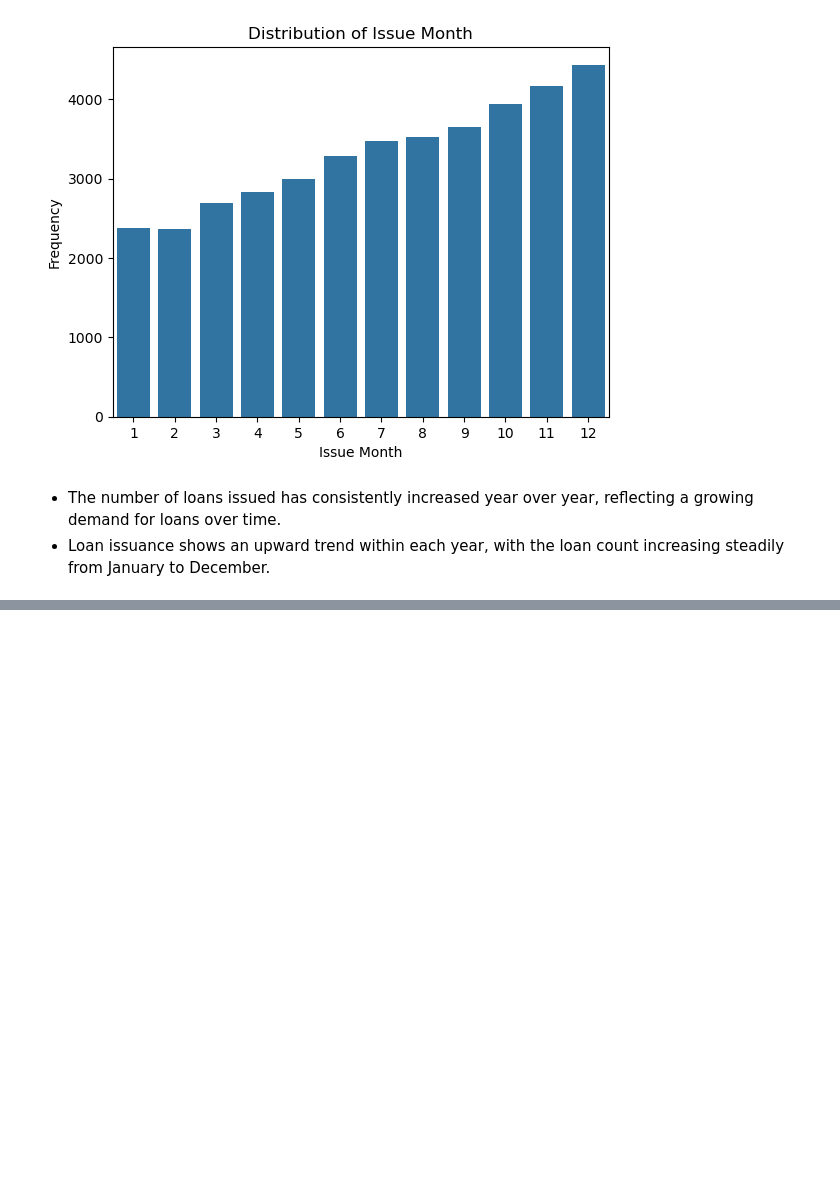
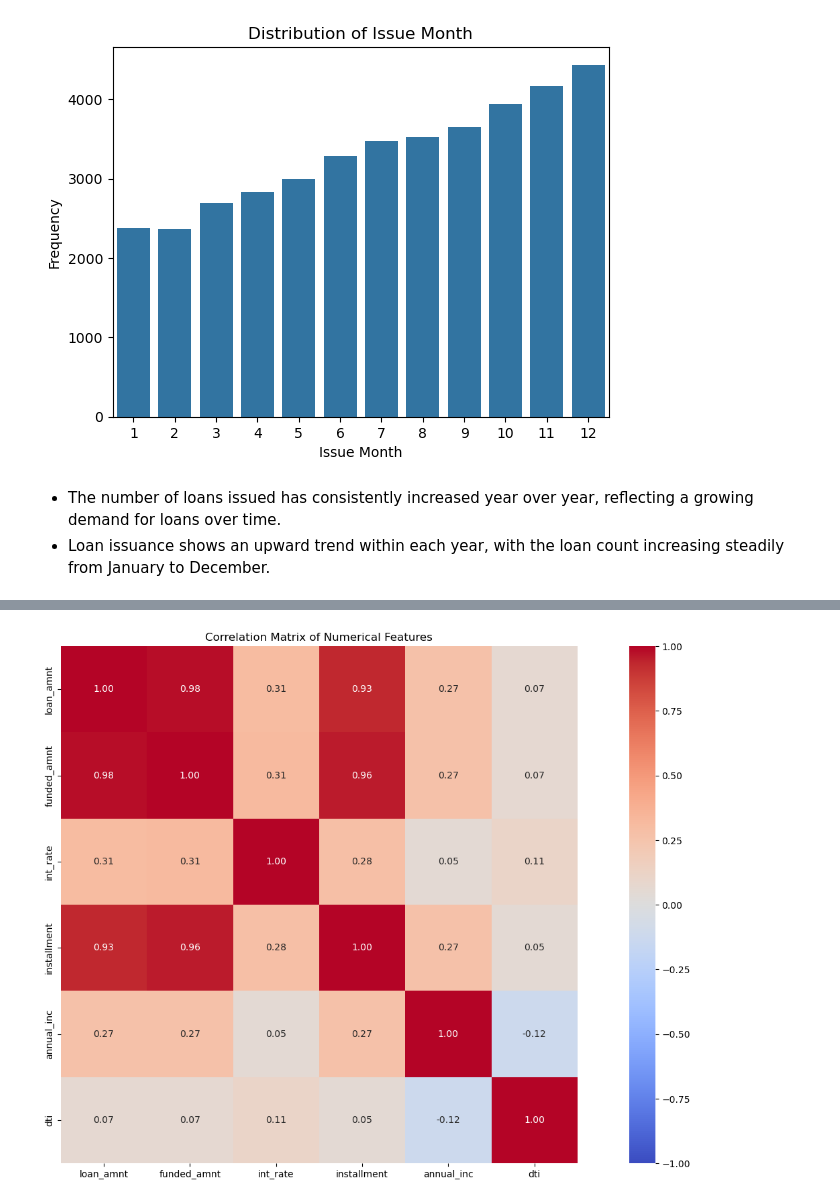
Before and after one commit to gauravkumarsahoo/lending-club-case-study, a Jupyter notebook: lending_club_case_study.ipynb, the cells around one changed output, grey strips where cells are left out. Cells and saved outputs as stored; diff of their text form; code cells hidden in the pictures; blank space fills up the shorter version.

```diff
--- a/lending_club_case_study.ipynb
+++ b/lending_club_case_study.ipynb
@@ -475,0 +336,27 @@ plt.show()
+# %%
+# List of numerical features
+numerical_features = ['loan_amnt', 'funded_amnt', 'int_rate', 'installment', 'annual_inc', 'dti']
+
+# Compute the correlation matrix
+corr_matrix = loan_data[numerical_features].corr()
+
+# Set up the matplotlib figure
+plt.figure(figsize=(20, 10))
+
+# Create a heatmap for the correlation matrix
+sns.heatmap(
+    corr_matrix,
+    annot=True,       # Annotate the heatmap with correlation values
+    fmt=".2f",        # Format the numbers to two decimal places
+    cmap="coolwarm",  # Use a diverging colormap
+    vmin=-1, vmax=1,  # Correlation ranges from -1 to 1
+    square=True       # Make the heatmap cells square
+)
+
+# Add a title
+plt.title("Correlation Matrix of Numerical Features")
+
+# Display the heatmap
+plt.show()
+# %% [output]
+[figure, added]
```
Also changed, not shown: parts of 31 cells of this notebook.
